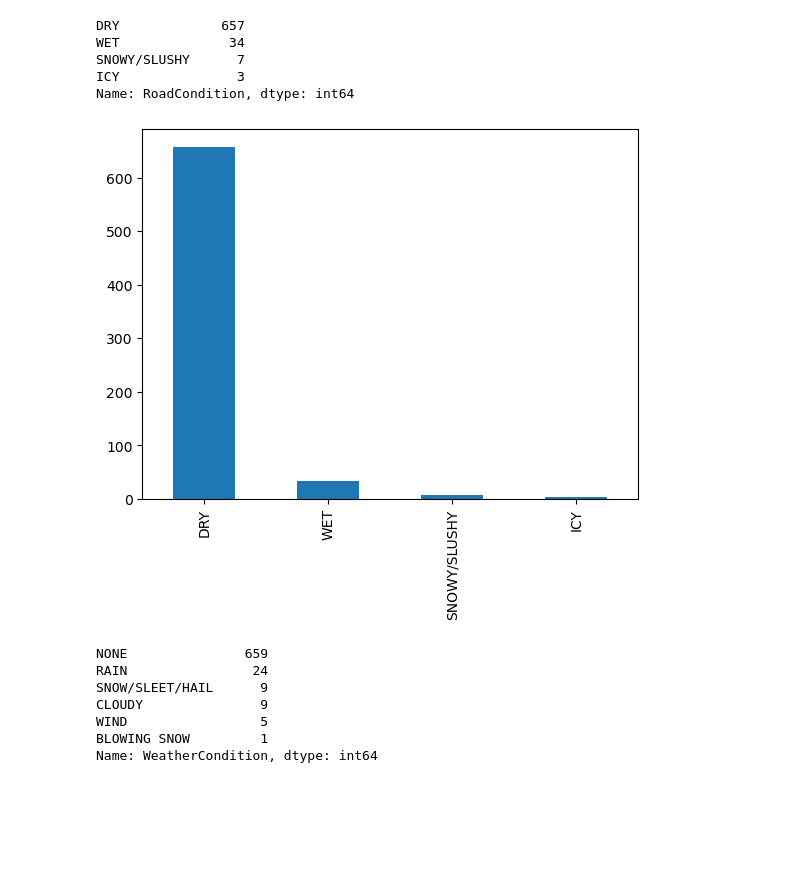
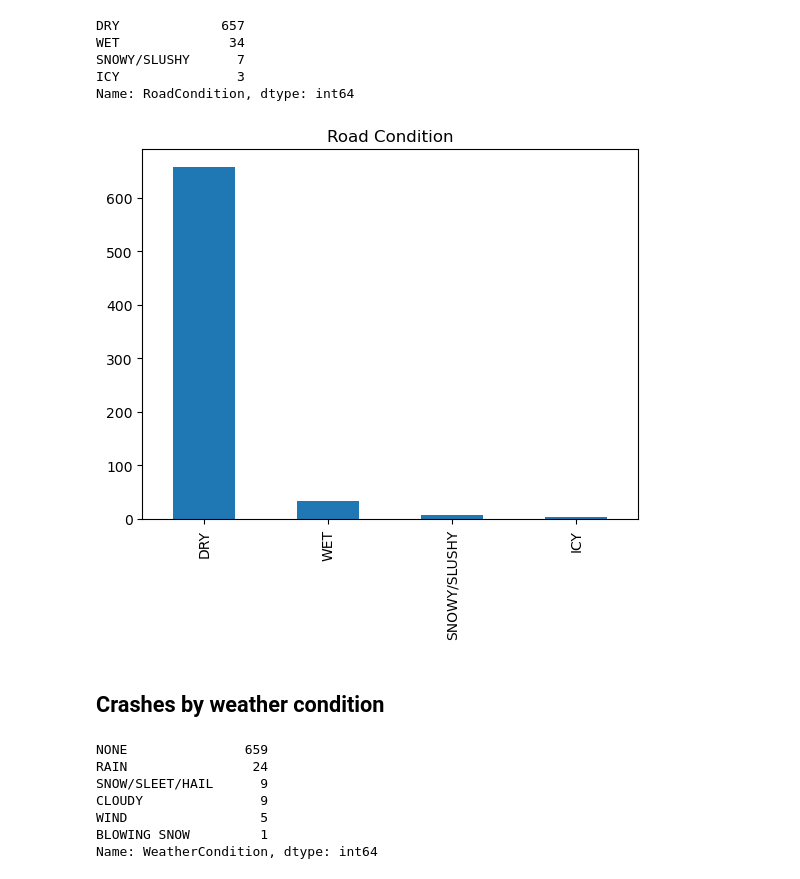
Before and after one commit to lalynjay/boulder_crahes, a Jupyter notebook: notebook.ipynb, the cells around one changed output. Cells and saved outputs as stored; diff of their text form; code cells hidden in the pictures; blank space fills up the shorter version.

```diff
--- a/notebook.ipynb
+++ b/notebook.ipynb
@@ -275,9 +261,11 @@ SNOWY/SLUSHY      7
 ICY               3
 Name: RoadCondition, dtype: int64
 # %%
-bicycles["RoadCondition"].value_counts().plot(kind="bar");
+bicycles["RoadCondition"].value_counts().plot(kind="bar", title="Road Condition");
 # %% [output]
-[figure, old version]
+[figure, new version]
+# %% [markdown]
+## Crashes by weather condition
 # %%
 bicycles["WeatherCondition"].value_counts()
 # %% [output]
```
Also changed, not shown: parts of 32 cells of this notebook.
